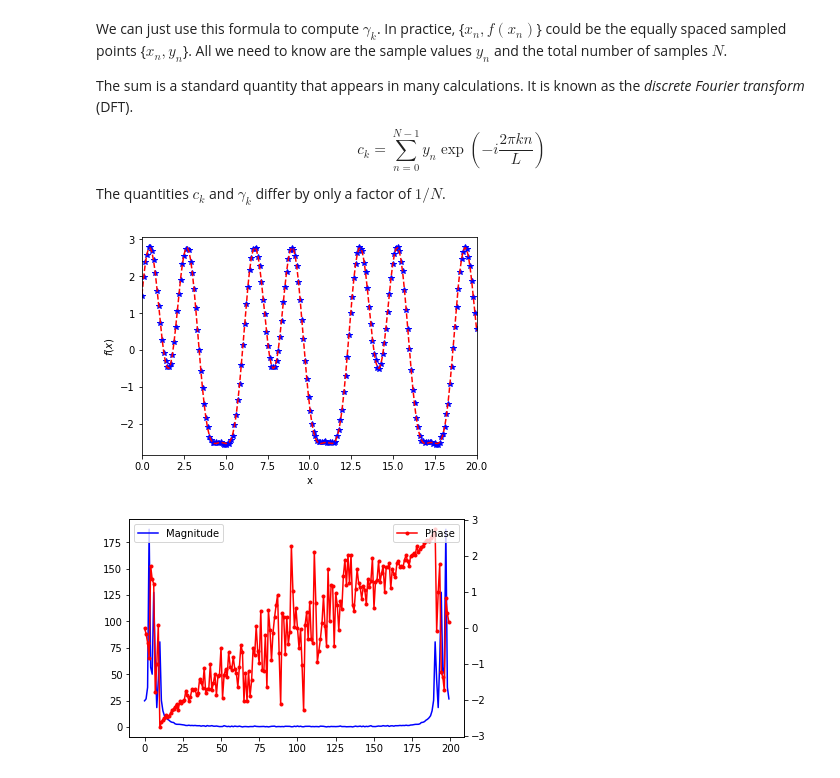
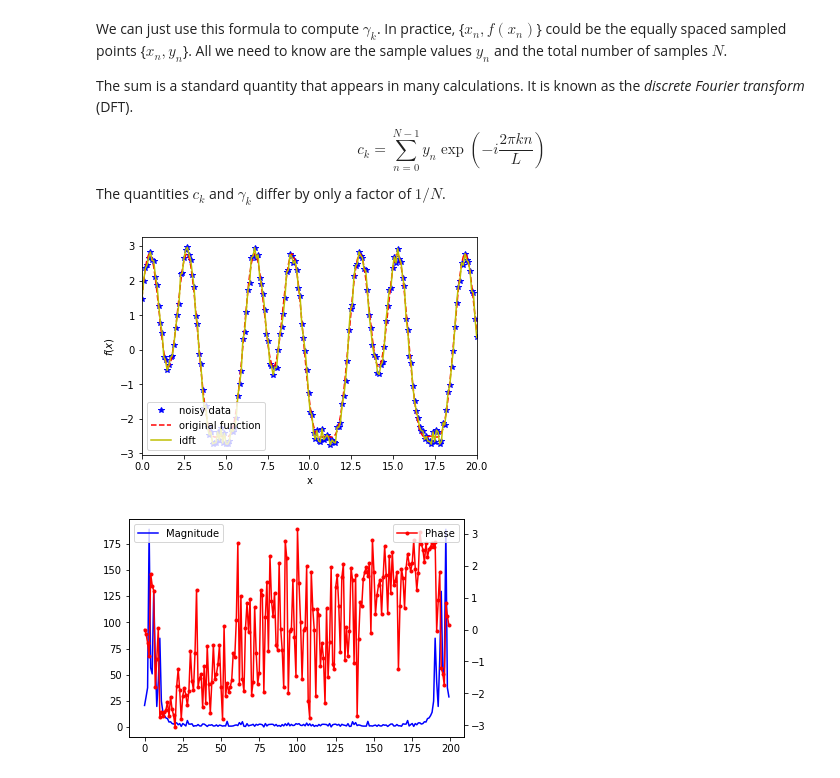
Before and after one commit to MaterSim/ComputationalPhysics300, a Jupyter notebook: Lec_09.ipynb, the cells around one changed output. Drawn from its saved outputs; the diff is of its cells as text; code cells hidden in the pictures.

```diff
--- a/Lec_09.ipynb
+++ b/Lec_09.ipynb
@@ -75,46 +75,62 @@ import numpy as np
 from cmath import exp, pi
 
 def dft(y):
+    '''
+    This is a code to do decrete Fourier transform
+    '''
     N = len(y)
     c = np.zeros(N, complex)
     for k in range(N):
         for n in range(N):
             c[k] += y[n]*exp(-2j*pi*k*n/N)
     return c
 
+def idft(c):
+    '''
+    This is a code to do inverse Fourier transform
+    '''
+    N = len(c)
+    y = np.zeros(N, complex)
+    for k in range(N):
+        for n in range(N):
+            y[k] += c[n]*exp(2j*pi*k*n/N)
+    return y
 
 #define the function
 f = lambda x: 2*np.sin(x) + 1.5*np.cos(2*x) + np.sin(3*x)
 
 #define the paramters for the plot
 a,b = 0,20
 npoints = 200
 
+#create the initial sample points (x,y)
 x = np.linspace(a,b,npoints)
-y = f(x) + 0.1*(np.random.rand(npoints) - 0.5)
-plt.plot(x,y, 'b*')
-plt.plot(x,f(x), 'r--')
+y = f(x) + 0.5*(np.random.rand(npoints) - 0.5)
+
+#performat DFT and inverse dft calculations
+c = dft(y)
+y1 = idft(c).real/npoints
+
+#make the plot
+plt.plot(x,y, 'b*', label='noisy data')
+plt.plot(x,f(x), 'r--', label='original function')
+plt.plot(x,y1, 'y', label='idft')
 
 plt.xlabel('x')
 plt.ylabel('$f(x)$')
 plt.xlim([a,b])
+plt.legend(loc='lower left')
 plt.show()
 
-#plot the points after DFT
-c = dft(y)
-
+#plot the points after DFT data
 fig, ax1 = plt.subplots()
 ax1.plot(np.abs(c), 'b-', label='Magnitude')
 
 ax2 = ax1.twinx()
 ax2.plot(np.angle(c), 'r.-', label='Phase')
-
-#plt.plot(np.abs(c), label='Magnitude')
-#plt.plot(np.angle(c),label='Phase')
-#plt.ylabel('DFT')
 ax1.legend(loc='upper left')
 ax2.legend(loc='upper right')
 plt.show()
 # %% [output]
-[figure, old version]
+[figure, new version]
-[figure, old version]
+[figure, new version]
```
Also changed, not shown: parts of 6 cells of this notebook, 2 other files.
